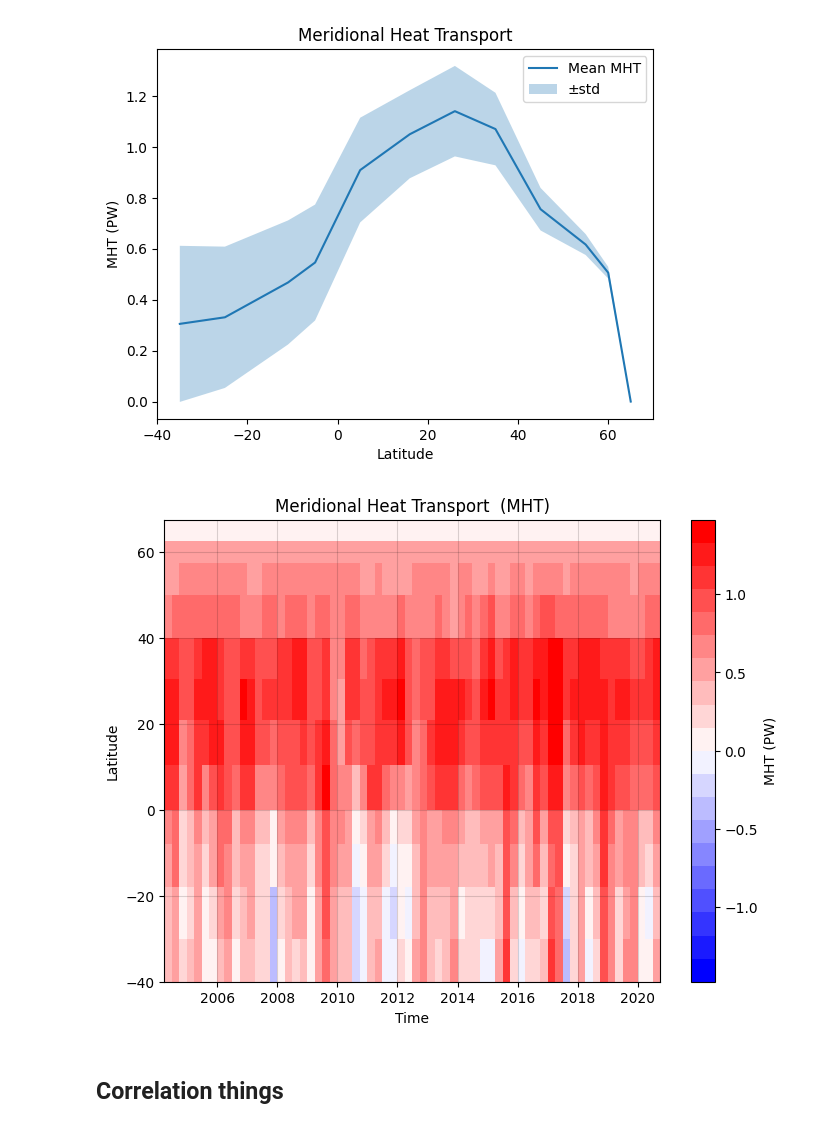
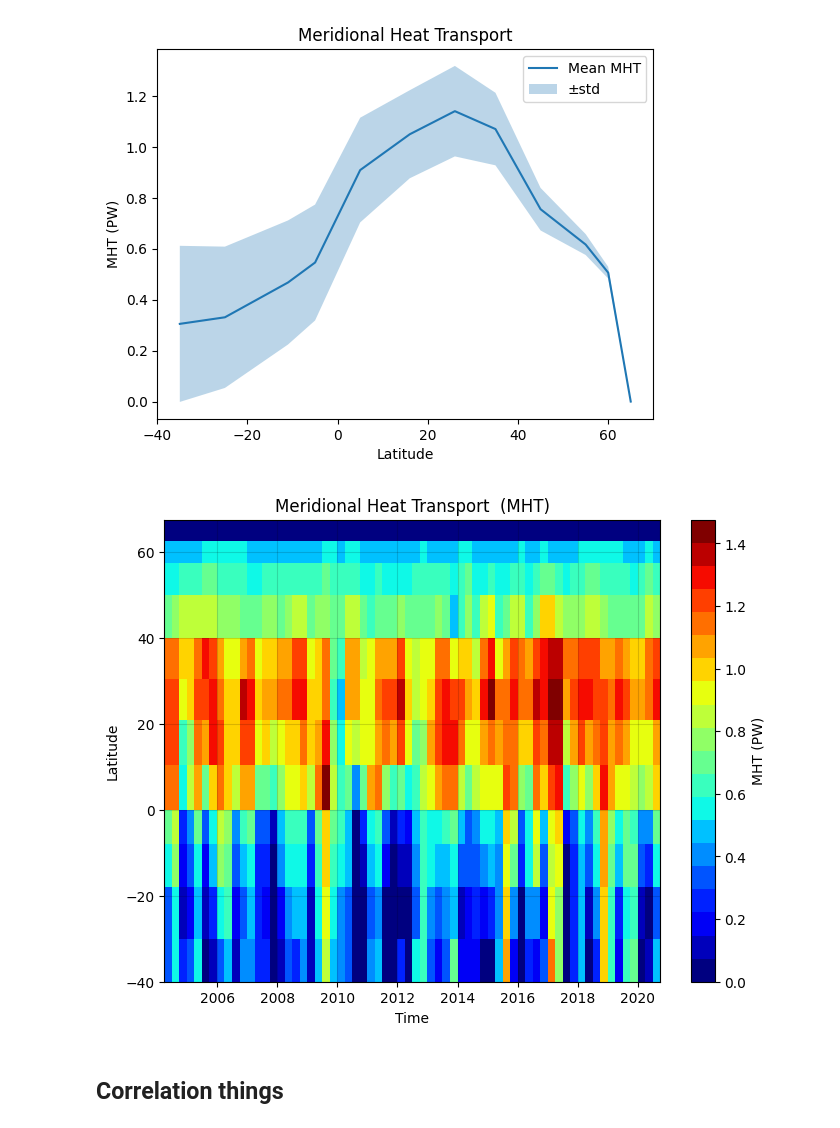
Before and after one commit to lea-dietz/masterthesis, a Jupyter notebook: coding/calafat_data.ipynb, the cells around one changed output. Drawn from its saved outputs; the diff is of its cells as text; code cells hidden in the pictures.

```diff
--- a/coding/calafat_data.ipynb
+++ b/coding/calafat_data.ipynb
@@ -227,40 +226,43 @@ plt.show()
 # %% [output]
 [figure]
 # %%
-def plot_transport(MHT, lats, cmap="bwr", vmin=None, vmax=None):
+def plot_transport(MHT, lats, cmap="bwr", vmin=None, vmax=None, savefig=False):
     """
     Plot the MHT (can be anomalies or raw) as a function of time and latitude using a colormap.
     """
     plt.figure(figsize=(8, 6))
 
     if vmin is None and vmax is None:
         vmin = np.nanmin(MHT.values)
         vmax = np.nanmax(MHT.values)
         limit = max(abs(vmin), abs(vmax))
         vmin = -limit #- 0.5
         # vmin  = 0
         vmax = limit #+ 0.5
 
     # plt.pcolormesh(mht_anom.TIME, lats, mht_anom.values, shading='auto', cmap=cmap, vmin=vmin, vmax=vmax)
-    plt.pcolormesh(MHT.TIME, lats, MHT.values, shading='auto', cmap=cmap, vmin=vmin, vmax=vmax)
+    # plt.pcolormesh(MHT.TIME, lats, MHT.values, shading='auto', cmap=cmap, vmin=vmin, vmax=vmax)
+    plt.pcolormesh(MHT.TIME, lats, MHT.values, shading='auto', cmap=cmap, vmin=0, vmax=vmax)
     plt.colorbar(label='MHT (PW)')
     plt.xlabel('Time')
     # plt.yticks(lats, lat_labels)
     plt.ylabel('Latitude')
     plt.grid(alpha=0.15, linestyle='-', color="black")
     # plt.title('Meridional Heat Transport Anomalies (MHT)')
     plt.title('Meridional Heat Transport  (MHT)')
+    if savefig:
+        plt.savefig("figures/mht_time_lat.png", dpi=300, bbox_inches='tight')
     plt.show()
 
-# cmap = cmo.cm.phase
-cmap = plt.get_cmap("bwr")
+# cmap = cmo.cm.deep
+cmap = plt.get_cmap("jet")
 # cmap = plt.get_cmap("bwr")
 colors = cmap(np.linspace(0, 1, 20))
 sliced_cmap = ListedColormap(colors)
 
-plot_transport(mht, lats, cmap=sliced_cmap)
+plot_transport(mht, lats, cmap=sliced_cmap, savefig=True)
 # %% [output]
-[figure, old version]
+[figure, new version]
 # %% [markdown]
 ## Correlation things
 # %%
```
Also changed, not shown: parts of 1 cell of this notebook, 1 other file.
